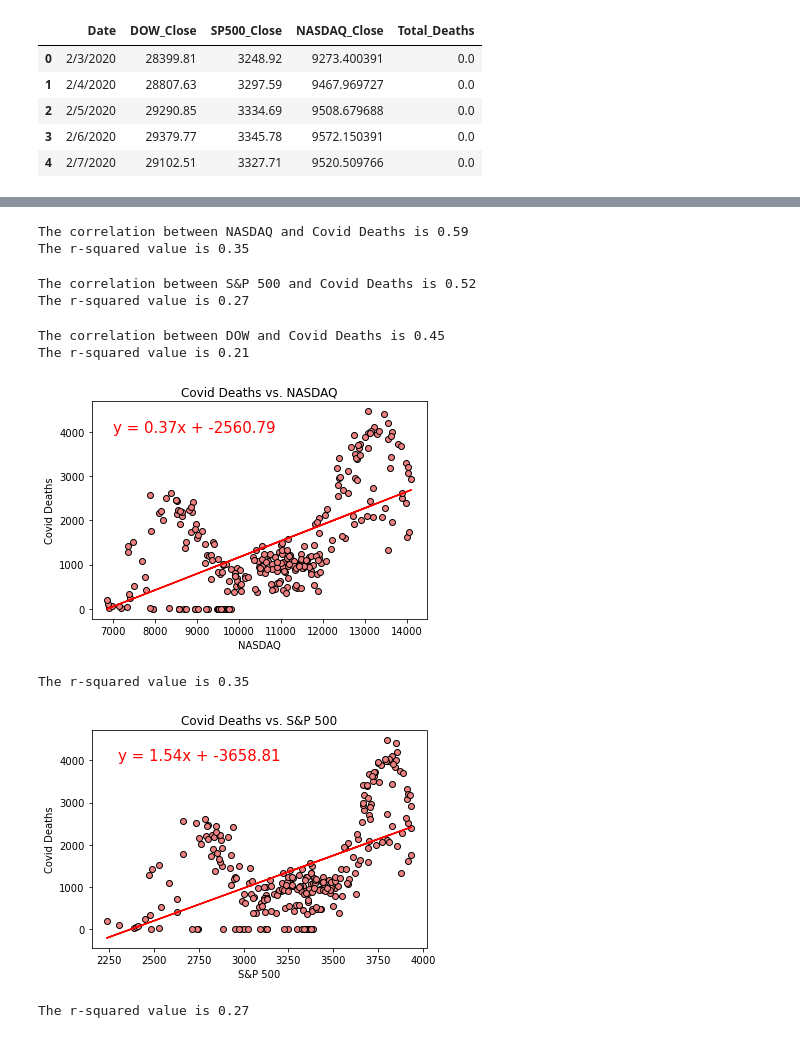
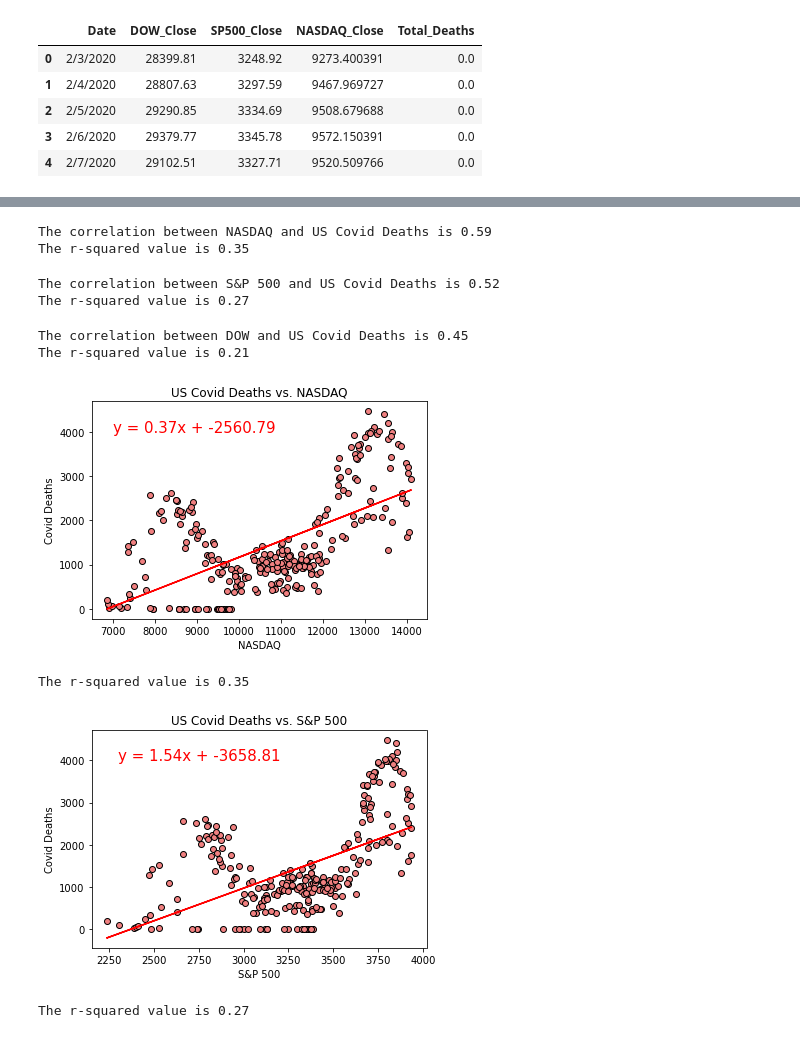
Before and after one commit to Bandelero/Covids-Effect-on-the-Stock-Market, a Jupyter notebook: scott/stocks-covid.ipynb, the cells around one changed output, grey strips where cells are left out. Drawn from its saved outputs; the diff is of its cells as text; code cells hidden in the pictures.

```diff
--- a/scott/stocks-covid.ipynb
+++ b/scott/stocks-covid.ipynb
@@ -265,40 +268,40 @@ plt.show()
 # %%
 correlation1 = st.pearsonr(b,d)
-print(f"The correlation between NASDAQ and Covid Deaths is {round(correlation1[0],2)}")
+print(f"The correlation between NASDAQ and US Covid Deaths is {round(correlation1[0],2)}")
 print(f"""The r-squared value is {round((correlation1[0]**2),2)}""")
 # %% [output]
-The correlation between NASDAQ and Covid Deaths is 0.59
+The correlation between NASDAQ and US Covid Deaths is 0.59
 The r-squared value is 0.35
 # %%
 correlation2 = st.pearsonr(c,d)
-print(f"The correlation between S&P 500 and Covid Deaths is {round(correlation2[0],2)}")
+print(f"The correlation between S&P 500 and US Covid Deaths is {round(correlation2[0],2)}")
 print(f"""The r-squared value is {round((correlation2[0]**2),2)}""")
 # %% [output]
-The correlation between S&P 500 and Covid Deaths is 0.52
+The correlation between S&P 500 and US Covid Deaths is 0.52
 The r-squared value is 0.27
 # %%
 correlation3 = st.pearsonr(a,d)
-print(f"The correlation between DOW and Covid Deaths is {round(correlation3[0],2)}")
+print(f"The correlation between DOW and US Covid Deaths is {round(correlation3[0],2)}")
 print(f"""The r-squared value is {round((correlation3[0]**2),2)}""")
 # %% [output]
-The correlation between DOW and Covid Deaths is 0.45
+The correlation between DOW and US Covid Deaths is 0.45
 The r-squared value is 0.21
 # %%
 (slope, intercept, rvalue, pvalue, stderr) = linregress(b, d)
 regress_values = b * slope + intercept
 line_eq = "y = " + str(round(slope,2)) + "x + " + str(round(intercept,2))
 # Plot the linear regression model on top of the previous scatter plot.
 plt.scatter(b,d, color="lightcoral", edgecolors="black")
 plt.plot(b,regress_values,"r-")
 plt.annotate(line_eq,(7000,4000),fontsize=15,color="red")
 plt.xlabel("NASDAQ")
 plt.ylabel("Covid Deaths")
-plt.title("Covid Deaths vs. NASDAQ")
+plt.title("US Covid Deaths vs. NASDAQ")
 #plt.savefig("")
 plt.show()
 print(f"""The r-squared value is {round((correlation1[0]**2),2)}""")
 # %% [output]
-[figure, old version]
+[figure, new version]
 The r-squared value is 0.35
 # %%
 (slope, intercept, rvalue, pvalue, stderr) = linregress(c, d)
@@ -310,12 +313,12 @@ plt.plot(c,regress_values,"r-")
 plt.annotate(line_eq,(2300,4000),fontsize=15,color="red")
 plt.xlabel("S&P 500")
 plt.ylabel("Covid Deaths")
-plt.title("Covid Deaths vs. S&P 500")
+plt.title("US Covid Deaths vs. S&P 500")
 #plt.savefig("")
 plt.show()
 print(f"""The r-squared value is {round((correlation2[0]**2),2)}""")
 # %% [output]
-[figure, old version]
+[figure, new version]
 The r-squared value is 0.27
 # %%
 (slope, intercept, rvalue, pvalue, stderr) = linregress(a, d)
```
Also changed, not shown: parts of 6 cells of this notebook, 11 other files.
